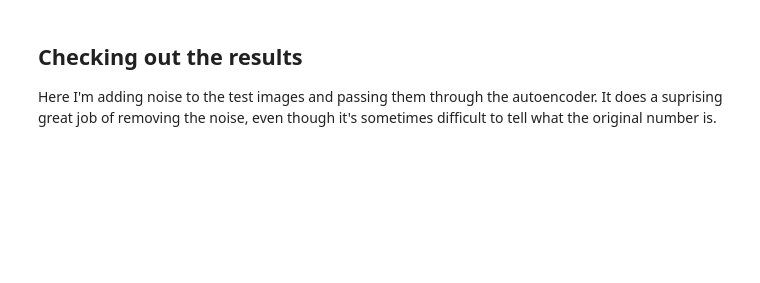
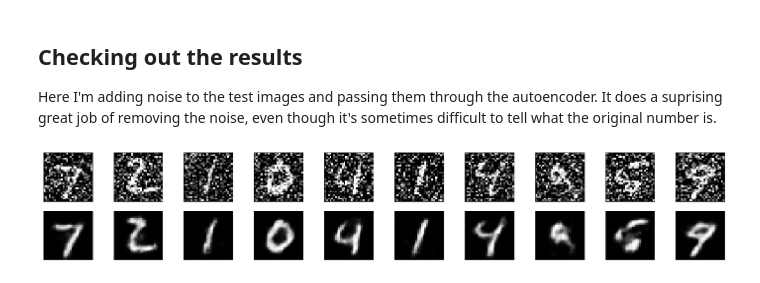
Before and after one commit to sclark2006/dl-nanodegree-exercises, a Jupyter notebook: autoencoder/denoising-autoencoder/Denoising_Autoencoder_Exercise.ipynb, the cells around one changed output. Cells and saved outputs as stored; diff of their text form; code cells hidden in the pictures; blank space fills up the shorter version.

```diff
--- a/autoencoder/denoising-autoencoder/Denoising_Autoencoder_Exercise.ipynb
+++ b/autoencoder/denoising-autoencoder/Denoising_Autoencoder_Exercise.ipynb
@@ -71,16 +74,34 @@ class ConvDenoiser(nn.Module):
     def __init__(self):
         super(ConvDenoiser, self).__init__()
         ## encoder layers ##
-
+        self.enc1 = nn.Conv2d(1,32, 3, padding=1)
+        self.enc2 = nn.Conv2d(32, 16, 3, padding=1)
+        self.enc3 = nn.Conv2d(16, 8, 3, padding=1)
         ## decoder layers ##
         ## a kernel of 2 and a stride of 2 will increase the spatial dims by 2
+        self.dec1 = nn.ConvTranspose2d(8, 16, 3, stride=2)
+        self.dec2 = nn.ConvTranspose2d(16, 16, 2, stride=2)
+        self.dec3 = nn.ConvTranspose2d(16, 32, 2, stride=2)
+        self.dec4 = nn.Conv2d(32, 1, 3, padding=1)
 
+        if not hasattr(F, 'upsample') and hasattr(F, 'interpolate'):
+            F.upsample = F.interpolate
 
     def forward(self, x):
         ## encode ##
+        x = F.relu(self.enc1(x))
+        x = F.max_pool2d(x,2,2)
+        x = F.relu(self.enc2(x))
+        x = F.max_pool2d(x,2,2)
+        x = F.relu(self.enc3(x))
+        x = F.max_pool2d(x,2,2)
 
         ## decode ##
-
+        x = F.relu(self.dec1(x))
+        #x = F.relu(self.dec2(x))
+        x = F.relu(self.dec3(x))
+        x = F.upsample(x, scale_factor=2, mode='nearest')
+        x = self.dec4(x).sigmoid()
         return x
 
 # initialize the NN
@@ -155,28 +196,34 @@ Here I'm adding noise to the test images and passing them through the autoencode
 # %%
 # obtain one batch of test images
 dataiter = iter(test_loader)
 images, labels = dataiter.next()
 
 # add noise to the test images
 noisy_imgs = images + noise_factor * torch.randn(*images.shape)
 noisy_imgs = np.clip(noisy_imgs, 0., 1.)
 
+if torch.cuda.is_available():
+    noisy_imgs = noisy_imgs.cuda()
 # get sample outputs
 output = model(noisy_imgs)
 # prep images for display
+if torch.cuda.is_available():
+    noisy_imgs, output = noisy_imgs.cpu(), output.cpu()
 noisy_imgs = noisy_imgs.numpy()
 
 # output is resized into a batch of iages
 output = output.view(batch_size, 1, 28, 28)
 # use detach when it's an output that requires_grad
 output = output.detach().numpy()
 
 # plot the first ten input images and then reconstructed images
 fig, axes = plt.subplots(nrows=2, ncols=10, sharex=True, sharey=True, figsize=(25,4))
 
 # input images on top row, reconstructions on bottom
 for noisy_imgs, row in zip([noisy_imgs, output], axes):
     for img, ax in zip(noisy_imgs, row):
         ax.imshow(np.squeeze(img), cmap='gray')
         ax.get_xaxis().set_visible(False)
         ax.get_yaxis().set_visible(False)
+# %% [output]
+[figure, added]
```
Also changed, not shown: parts of 3 cells of this notebook.
